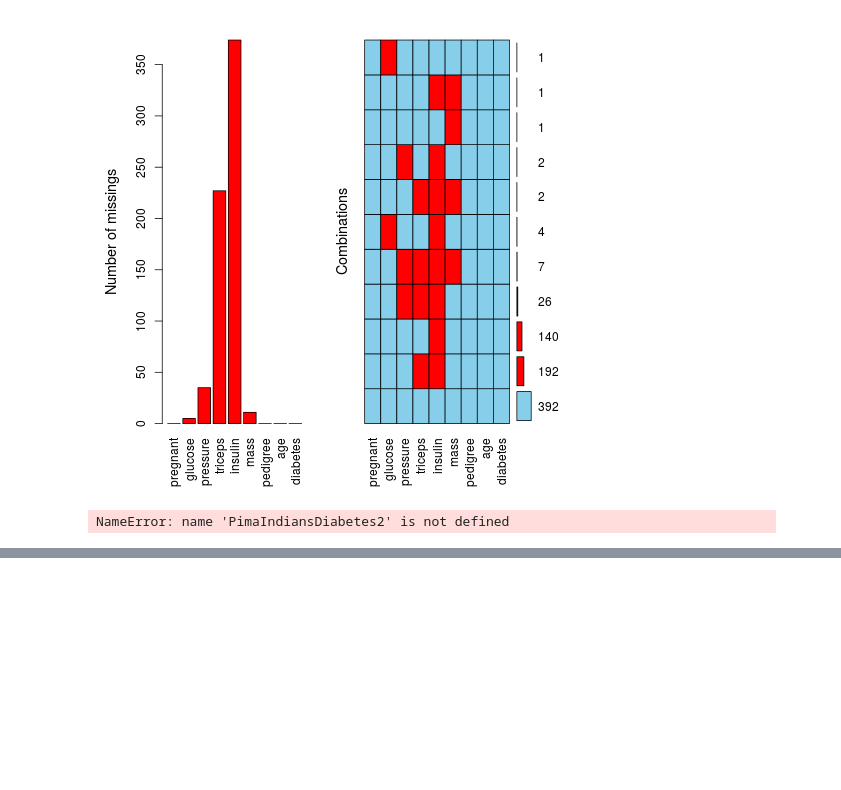
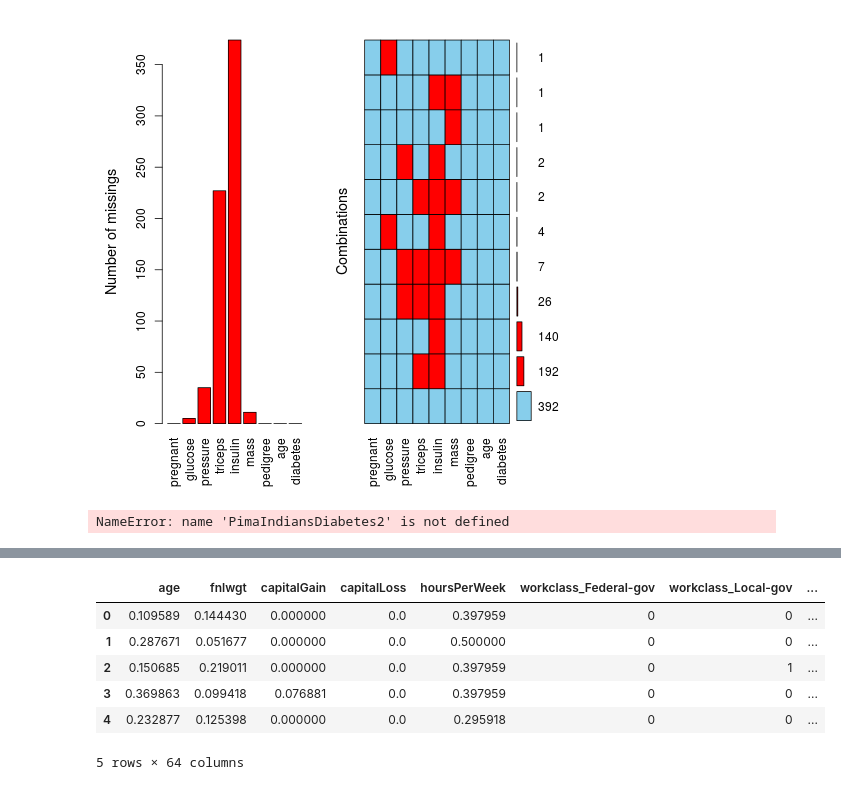
Before and after one commit to Alsaxian/salaryDiscovery, a Jupyter notebook: Explanation.ipynb, the cells around one changed output, grey strips where cells are left out. Drawn from its saved outputs; the diff is of its cells as text; code cells hidden in the pictures; blank space fills up the shorter version.

Commit message:
preprocess

```diff
--- a/Explanation.ipynb
+++ b/Explanation.ipynb
@@ -216,0 +260,16 @@ VIM::aggr(complete, prop = FALSE, numbers = FALSE)
+# %%
+from sklearn.preprocessing import MinMaxScaler
+
+min_max_scaler = MinMaxScaler()
+df_num[["age", "fnlwgt", "capitalGain", "capitalLoss", "hoursPerWeek"]] = \
+    min_max_scaler.fit_transform(df_num[["age", "fnlwgt", "capitalGain", "capitalLoss", "hoursPerWeek"]])
+
+df_num.head()
+# %% [output]
+|  | age | fnlwgt | capitalGain | capitalLoss | hoursPerWeek | workclass_Federal-gov | workclass_Local-gov | ... |
+| 0 | 0.109589 | 0.144430 | 0.000000 | 0.0 | 0.397959 | 0 | 0 | ... |
+| 1 | 0.287671 | 0.051677 | 0.000000 | 0.0 | 0.500000 | 0 | 0 | ... |
+| 2 | 0.150685 | 0.219011 | 0.000000 | 0.0 | 0.397959 | 0 | 1 | ... |
+| 3 | 0.369863 | 0.099418 | 0.076881 | 0.0 | 0.397959 | 0 | 0 | ... |
+| 4 | 0.232877 | 0.125398 | 0.000000 | 0.0 | 0.295918 | 0 | 0 | ... |
+5 rows × 64 columns
```
Also changed, not shown: parts of 8 cells of this notebook, 2 other files.
